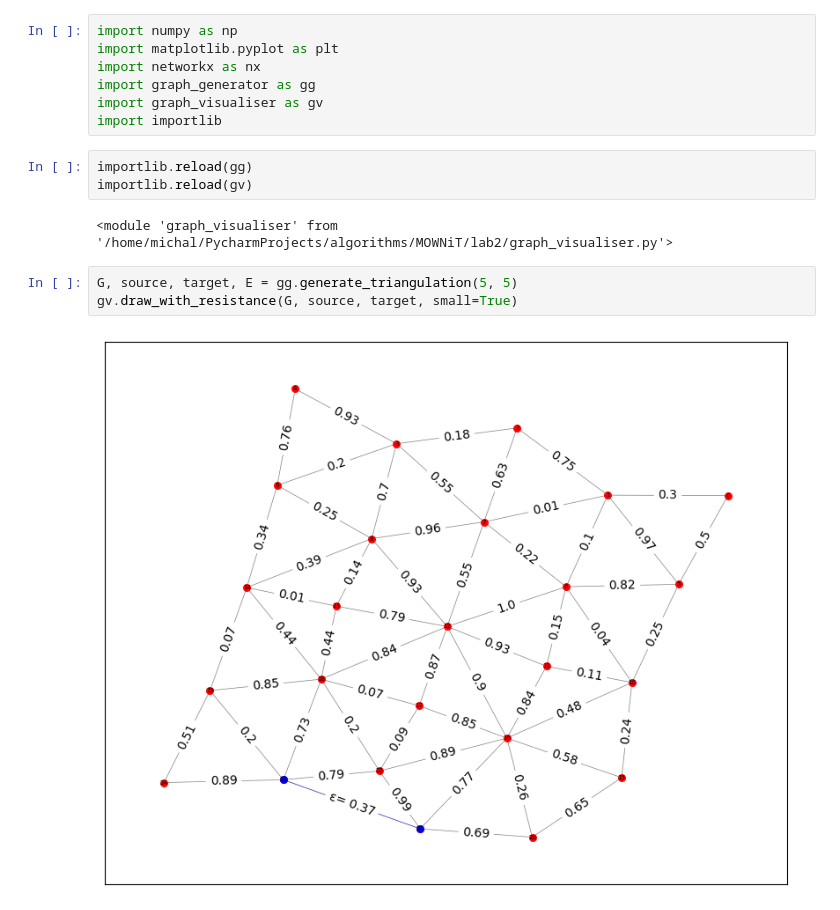
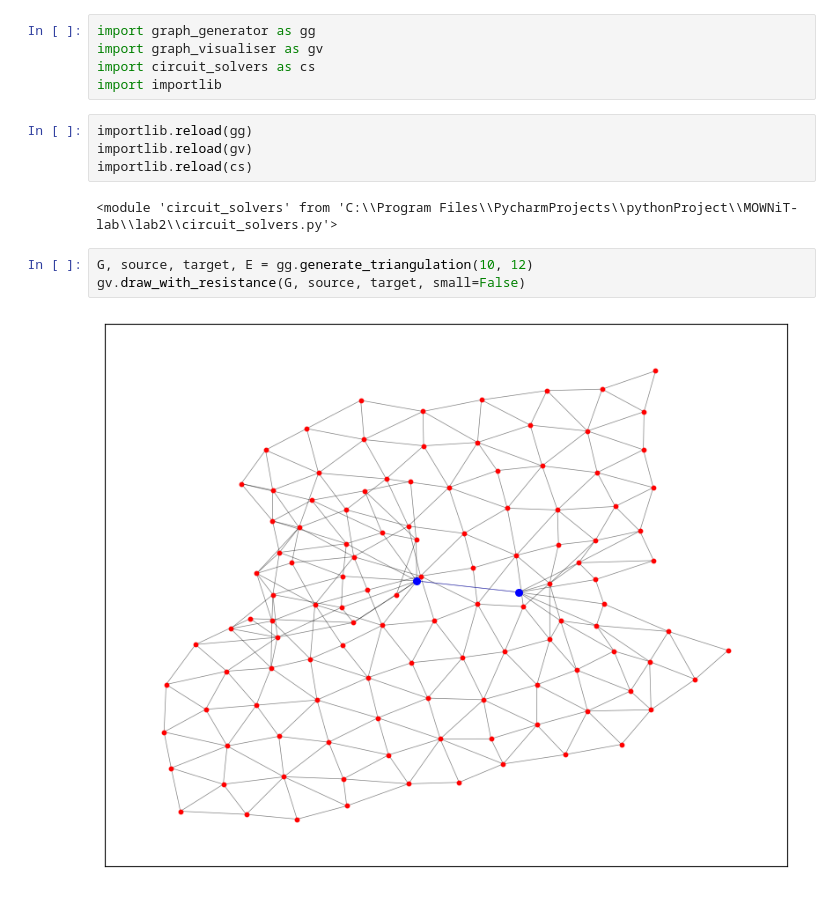
Before and after one commit to michal200292/Numericke-metody, a Jupyter notebook: lab2/zad3.ipynb, the cells around one changed output. Saved outputs shown, nothing was run; the diff lists cells and outputs as text.

```diff
--- a/lab2/zad3.ipynb
+++ b/lab2/zad3.ipynb
@@ -1,17 +1,16 @@
 # %%
-import numpy as np
-import matplotlib.pyplot as plt
-import networkx as nx
 import graph_generator as gg
 import graph_visualiser as gv
+import circuit_solvers as cs
 import importlib
 # %%
 importlib.reload(gg)
 importlib.reload(gv)
+importlib.reload(cs)
 # %% [output]
-<module 'graph_visualiser' from '/home/michal/PycharmProjects/algorithms/MOWNiT/lab2/graph_visualiser.py'>
+<module 'circuit_solvers' from 'C:\\Program Files\\PycharmProjects\\pythonProject\\MOWNiT-lab\\lab2\\circuit_solvers.py'>
 # %%
-G, source, target, E = gg.generate_triangulation(5, 5)
-gv.draw_with_resistance(G, source, target, small=True)
+G, source, target, E = gg.generate_triangulation(10, 12)
+gv.draw_with_resistance(G, source, target, small=False)
 # %% [output]
-[figure, old version]
+[figure, new version]
```
Also changed, not shown: parts of 11 cells of this notebook, 3 other files.
